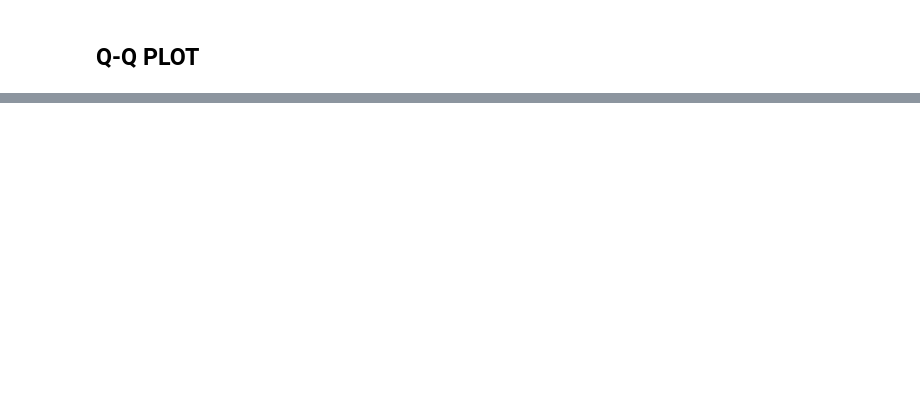
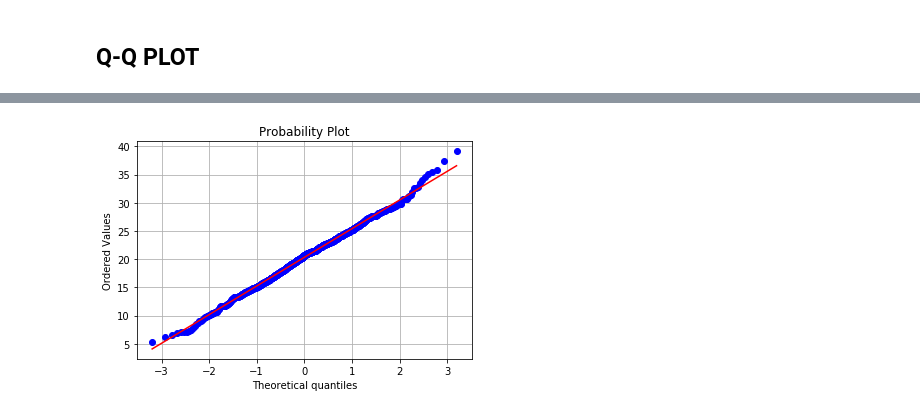
Before and after one commit to manasa-rajesh/Python-for-DataScience, a Jupyter notebook: Probability and Statistics.ipynb, the cells around one changed output, grey strips where cells are left out. Saved outputs shown, nothing was run; the diff lists cells and outputs as text; code cells hidden in the pictures; blank space fills up the shorter version.

```diff
--- a/Probability and Statistics.ipynb
+++ b/Probability and Statistics.ipynb
@@ -11,0 +15,12 @@ NameError: name 'matplotlib' is not defined
+# %%
+import numpy as np
+import scipy as sp
+from scipy import stats
+import matplotlib
+import matplotlib.pyplot as plt
+
+x = np.random.normal(loc = 20,scale = 5 ,size = 1000) #mean = 20 , standard deviation = 5
+sp.stats.probplot(x,dist="norm",plot=matplotlib.pyplot)
+plt.grid()
+# %% [output]
+[figure, added]
```
Also changed, not shown: parts of 12 cells of this notebook.
